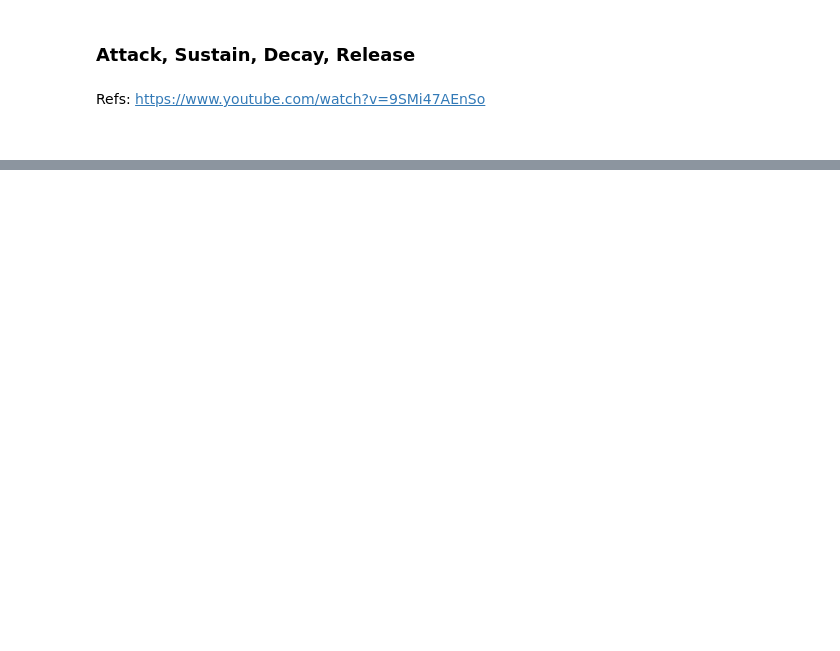
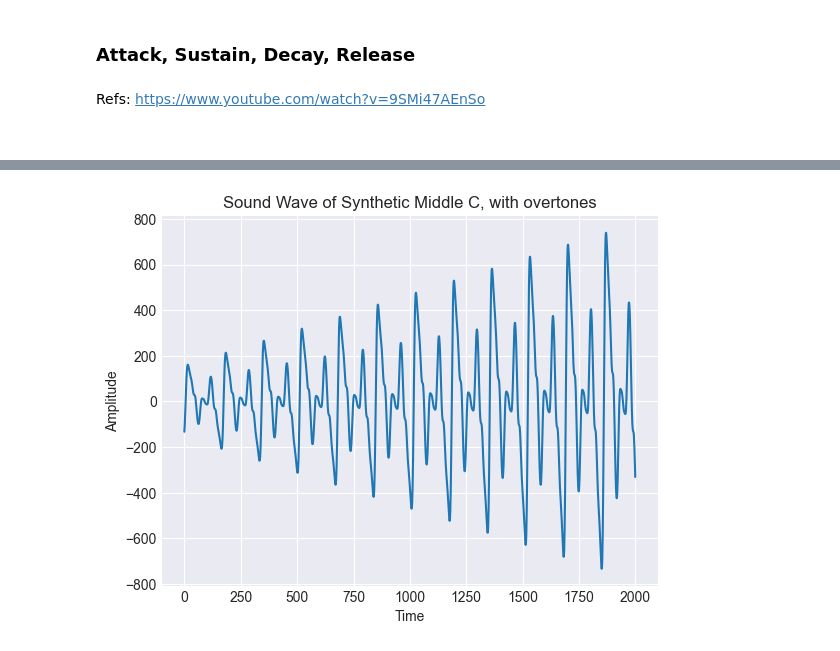
Before and after one commit to boriakinola01/Speech_Audio, a Jupyter notebook: Analysis.ipynb, the cells around one changed output, grey strips where cells are left out. Cells and saved outputs as stored; diff of their text form; code cells hidden in the pictures; blank space fills up the shorter version.

```diff
--- a/Analysis.ipynb
+++ b/Analysis.ipynb
@@ -146,3 +135,13 @@ plt.grid()
 Refs: https://www.youtube.com/watch?v=9SMi47AEnSo
 
 <br>
+# %%
+adsr_length = [0.001, 0.50, 0.55, 0.15]
+decay = [0.075, 0.02, 0.005, 0.1]
+sustain_level = 0.8
+
+attack_time = 0.2
+decay_time = 0.01
+release_time = 0.01
+# %%
+adsr_result = apply_adsr(sax_note_with_overtones, sample_rate, attack_time, decay_time, sustain_level, release_time)
@@ -148,0 +152,8 @@ Refs: https://www.youtube.com/watch?v=9SMi47AEnSo
+# %%
+plt.plot(adsr_result[500:2500])
+plt.xlabel('Time')
+plt.ylabel('Amplitude')
+plt.title('Sound Wave of Synthetic Middle C, with overtones')
+plt.grid()
+# %% [output]
+[figure, added]
```
Also changed, not shown: parts of 23 cells of this notebook, 4 other files.
